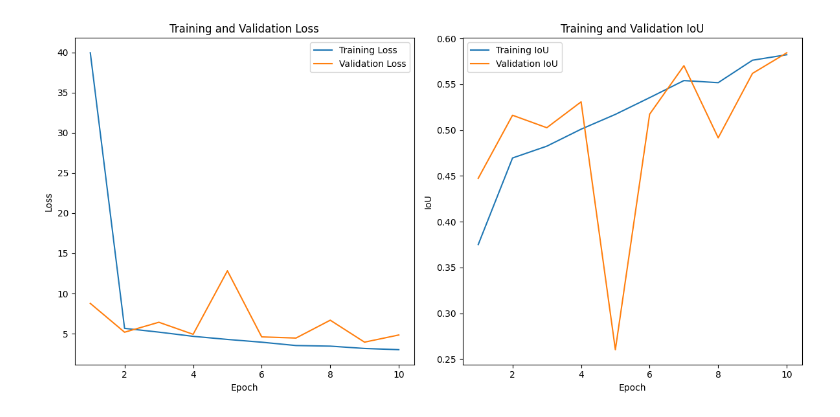
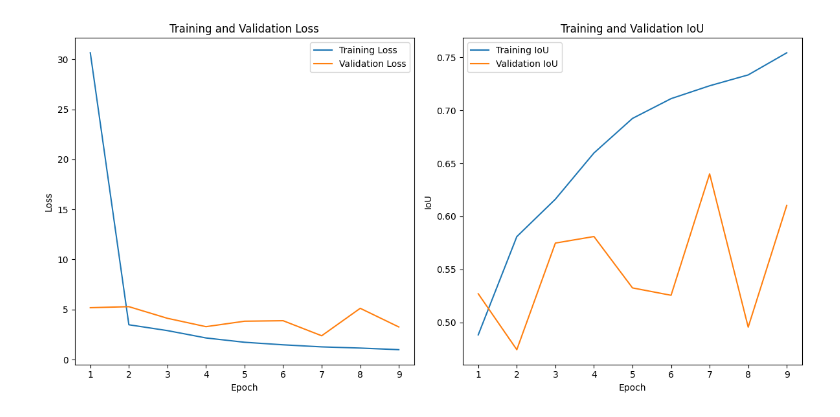
Before and after one commit to ab8080/diploma, a Jupyter notebook: Untitled0.ipynb, the cells around one changed output. Drawn from its saved outputs; the diff is of its cells as text; code cells hidden in the pictures.

Commit message:
whole dataset used

```diff
--- a/Untitled0.ipynb
+++ b/Untitled0.ipynb
@@ -112,7 +112,7 @@ class YourDataset(Dataset):
         annotations = []
         with open(ann_path, 'r') as file:
             for line in file:
-                x_center, y_center, width, height = map(float, line.split())
+                _, x_center, y_center, width, height = map(float, line.split())
                 annotations.append([x_center, y_center, width, height])
         return torch.tensor(annotations).squeeze() # оно по дефолту делает тензор размера [1, 4] а надо [4] потому что у кажного объекта ровно 1 аннотация
 # %%
@@ -131,8 +122,7 @@ Drive already mounted at /content/drive; to attempt to forcibly remount, call dr
 # %%
+# Теперь пути к данным должны указывать на распакованные каталоги
+img_dir = '/kaggle/input/brikerdataset/dataset0904/train_images'  # Пример пути к изображениям для обучения
+ann_dir = '/kaggle/input/brikerdataset/dataset0904/train_annotations'  # Пример пути к аннотациям для обучения
 
-# Теперь пути к данным должны указывать на распакованные каталоги
-img_dir = '/content/small_dataset/test_images'  # Пример пути к изображениям для обучения
-ann_dir = '/content/small_dataset/test_annotations'  # Пример пути к аннотациям для обучения
-
-test_img_dir = '/content/small_dataset/test_test_images'  # Пример пути к изображениям для тестирования
-test_ann_dir = '/content/small_dataset/test_test_annotations'  # Пример пути к аннотациям для тестирования
+test_img_dir = '/kaggle/input/brikerdataset/dataset0904/test_images'  # Пример пути к изображениям для тестирования
+test_ann_dir = '/kaggle/input/brikerdataset/dataset0904/test_annotations'  # Пример пути к аннотациям для тестирования
@@ -194,7 +180,7 @@ import matplotlib.pyplot as plt
 # %%
 train_losses, val_losses, train_ious, val_ious = [], [], [], []
 
-num_epochs = 10
+num_epochs = 9
 image_width, image_height = 224, 224  # Примерные размеры изображения, измените на ваши
 
 for epoch in range(num_epochs):
@@ -299 +283 @@ Epoch 10, Train Loss: 3.00568874109359, Train IoU: 0.5823195018465557, Val Loss:
-[figure, old version]
+[figure, new version]
```
Also changed, not shown: parts of 16 cells of this notebook.
